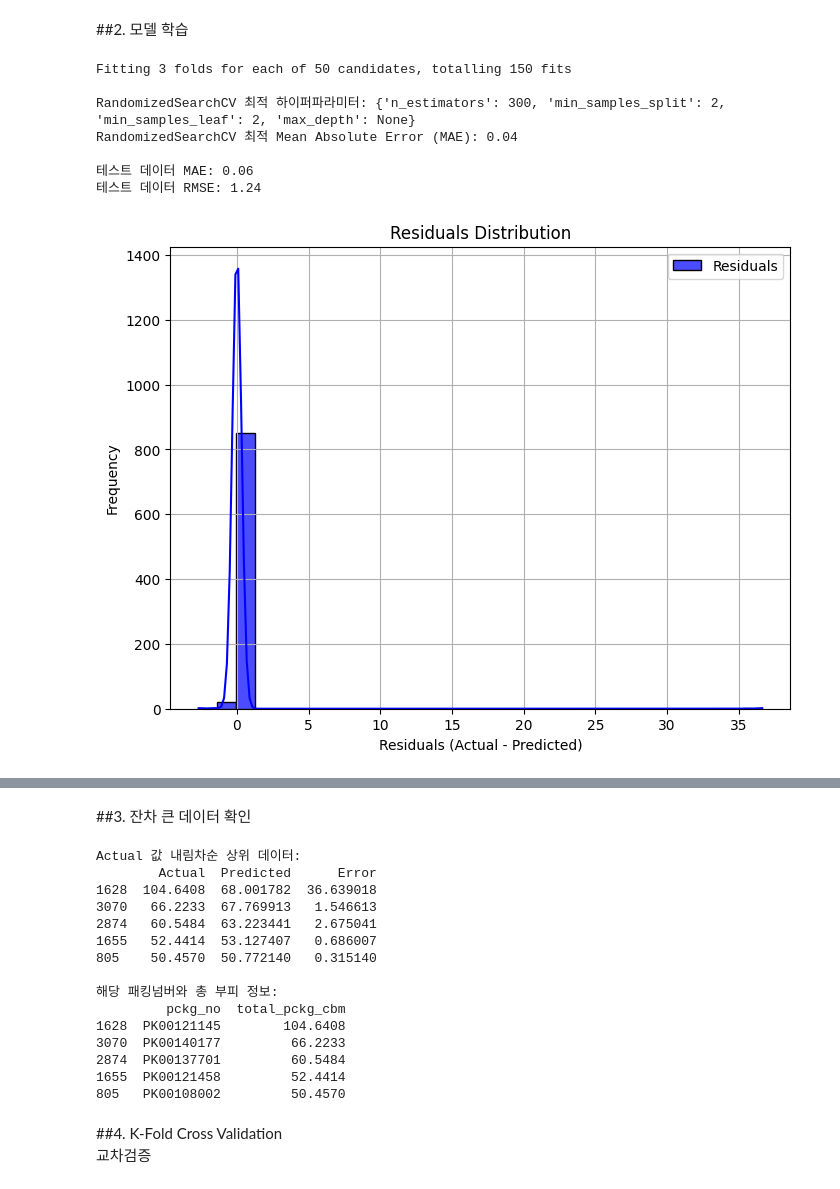
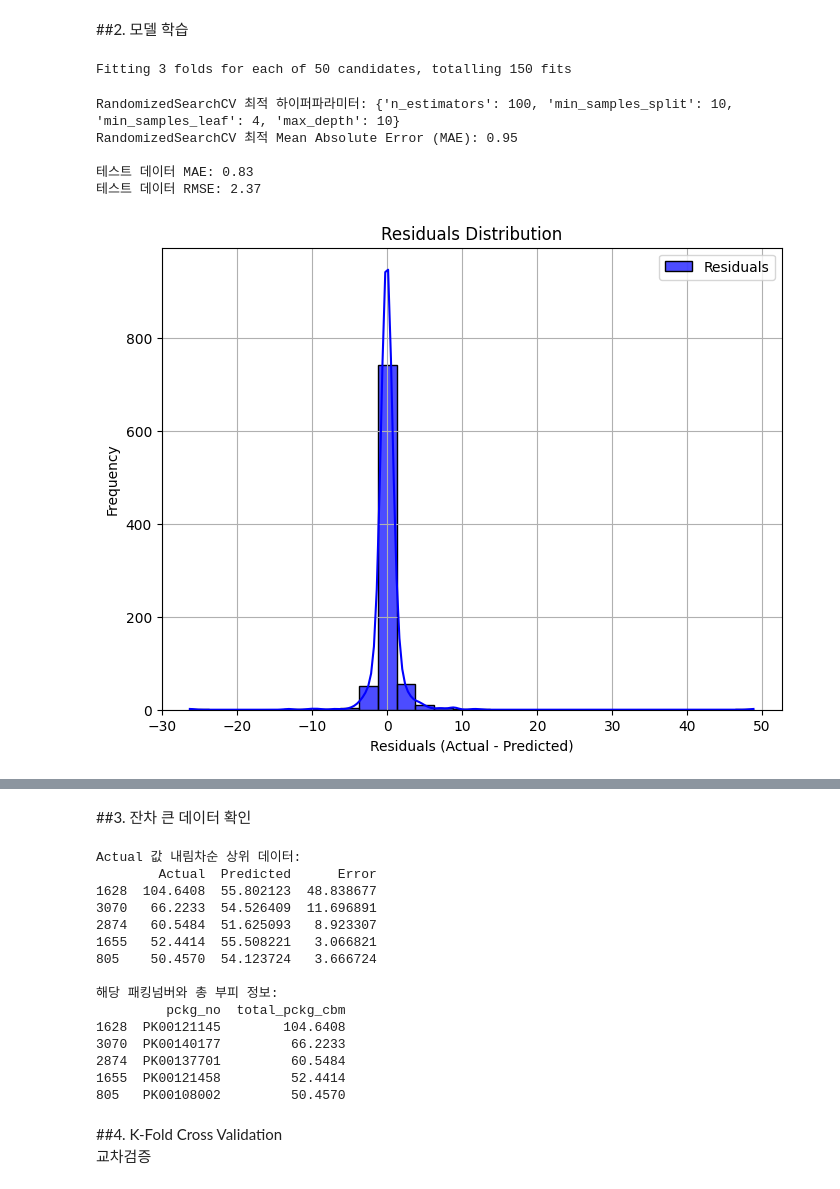
Before and after one commit to huhjayeon/cbm-prediction-model, a Jupyter notebook: cbm_prediction_RandomForestRegressor.ipynb, the cells around one changed output, grey strips where cells are left out. Cells and saved outputs as stored; diff of their text form; code cells hidden in the pictures.

```diff
--- a/cbm_prediction_RandomForestRegressor.ipynb
+++ b/cbm_prediction_RandomForestRegressor.ipynb
@@ -74,7 +74,7 @@ print('')
 ##2. 모델 학습
 # %%
 # 독립 변수와 종속 변수 설정
-X = filtered_data[['sku_total_volume', 'sku_count', 'total_qty', 'pallet_height']]
+X = filtered_data[['sku_total_volume', 'sku_count', 'total_qty']]
 y = filtered_data['total_pckg_cbm']
 
 # 하한값 설정 (y > 1.21)
@@ -128,37 +128,36 @@ rmse = root_mean_squared_error(y_test, y_test_pred)
 print(f"테스트 데이터 MAE: {mae:.2f}")
 print(f"테스트 데이터 RMSE: {rmse:.2f}")
 print('')
 print('')
 
 
 # 시각화: 잔차 분포
 residuals = y_test - y_test_pred
 plt.figure(figsize=(8, 6))
 sns.histplot(residuals, bins=30, kde=True, color='blue', alpha=0.7, label="Residuals")
 plt.title("Residuals Distribution")
 plt.xlabel("Residuals (Actual - Predicted)")
 plt.ylabel("Frequency")
 plt.legend()  # 범례 추가
 plt.grid()
 plt.show()
 
 
 # 시각화: 실제값 vs 예측값
 plt.figure(figsize=(8, 6))
 plt.scatter(y_test, y_test_pred, alpha=0.5, label="Actual Values")
 plt.plot([y_test.min(), y_test.max()], [y_test.min(), y_test.max()], 'r--', label="Predicted Line")
 plt.title("Actual vs Predicted Values")
 plt.xlabel("Actual Values")
 plt.ylabel("Predicted Values")
 plt.legend()  # 범례 추가
 plt.grid()
 plt.show()
 # %% [output]
 Fitting 3 folds for each of 50 candidates, totalling 150 fits
-
-RandomizedSearchCV 최적 하이퍼파라미터: {'n_estimators': 300, 'min_samples_split': 2, 'min_samples_leaf': 2, 'max_depth': None}
-RandomizedSearchCV 최적 Mean Absolute Error (MAE): 0.04
-
-테스트 데이터 MAE: 0.06
-테스트 데이터 RMSE: 1.24
+RandomizedSearchCV 최적 하이퍼파라미터: {'n_estimators': 100, 'min_samples_split': 10, 'min_samples_leaf': 4, 'max_depth': 10}
+RandomizedSearchCV 최적 Mean Absolute Error (MAE): 0.95
+
+테스트 데이터 MAE: 0.83
+테스트 데이터 RMSE: 2.37
-[figure, old version]
+[figure, new version]
@@ -189,11 +188,11 @@ print(outlier_info)
 # %% [output]
 Actual 값 내림차순 상위 데이터:
         Actual  Predicted      Error
-1628  104.6408  68.001782  36.639018
-3070   66.2233  67.769913   1.546613
-2874   60.5484  63.223441   2.675041
-1655   52.4414  53.127407   0.686007
-805    50.4570  50.772140   0.315140
+1628  104.6408  55.802123  48.838677
+3070   66.2233  54.526409  11.696891
+2874   60.5484  51.625093   8.923307
+1655   52.4414  55.508221   3.066821
+805    50.4570  54.123724   3.666724
 
 해당 패킹넘버와 총 부피 정보:
          pckg_no  total_pckg_cbm
```
Also changed, not shown: parts of 2 cells of this notebook.
